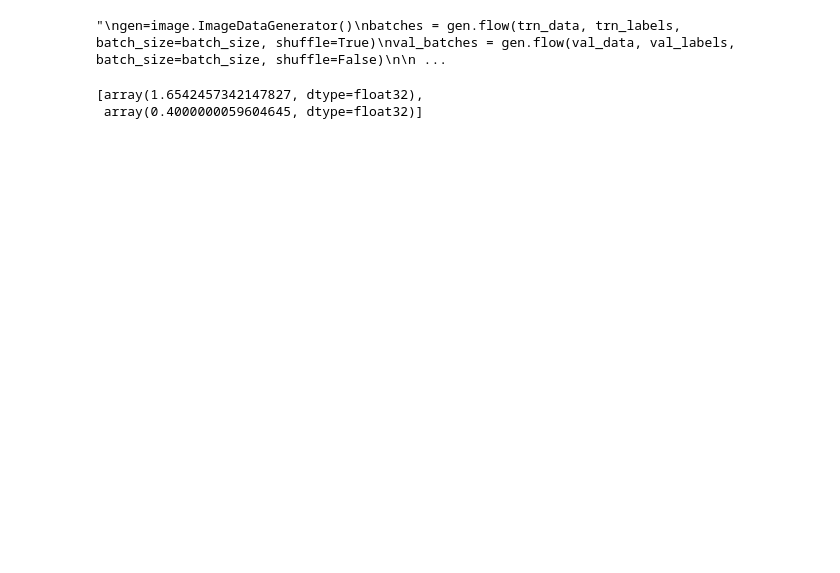
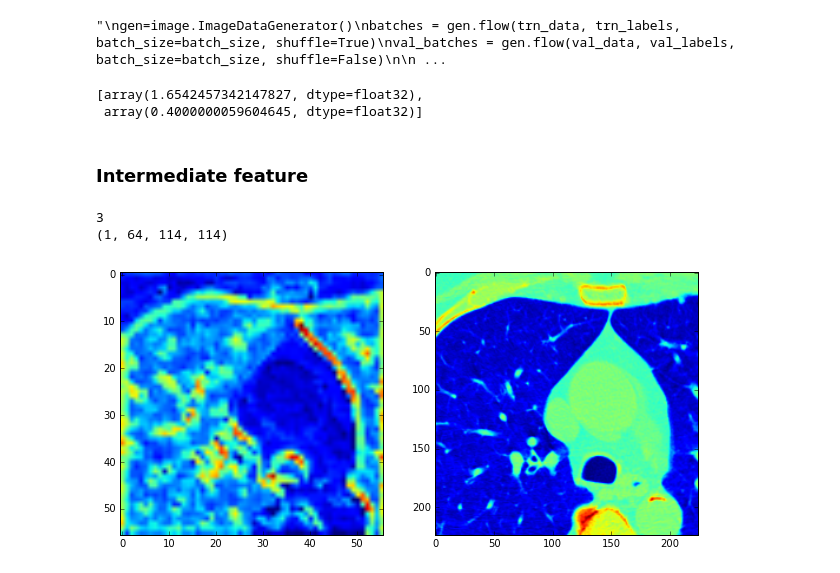
Before and after one commit to mzaradzki/health-data, a Jupyter notebook: dicom_test1.ipynb, the cells around one changed output. Drawn from its saved outputs; the diff is of its cells as text; code cells hidden in the pictures; blank space fills up the shorter version.

```diff
--- a/dicom_test1.ipynb
+++ b/dicom_test1.ipynb
@@ -370,7 +373,7 @@ vgg = Vgg16()
 # %%
 # run dummy prediction on a CT slice image
 # WARNING : data need to be turned into fake colour
-gs = first_patient_pixels[55,100:324,100:324] # grey scale 224*224 image patch
+gs = first_patient_pixels[50,100:324,100:324] # grey scale 224*224 image patch
 rgbb = np.array([[gs,gs,gs],]) # fake RGB colour version as 1-element batch
 rgbb255 = (rgbb.astype(float) - rgbb.min()) * 254 / (rgbb.max()-rgbb.min()) # scale from 0 to 255
 vgg.predict(rgbb255.astype(int)) # predict input expected to have shape (None, 3, 224, 224)
@@ -447,3 +450,28 @@ vgg.model.train_on_batch(batch, [[0,1] for i in range(10)], sample_weight=None,
 # %% [output]
 [array(1.6542457342147827, dtype=float32),
  array(0.4000000059604645, dtype=float32)]
+# %% [markdown]
+### Intermediate feature
+# %%
+get_feature = K.function([vgg.model.layers[0].input],
+                         [vgg.model.layers[6].output,
+                          vgg.model.layers[8].output,
+                          vgg.model.layers[10].output,]
+                        )
+# %%
+im = getSliceAsImage(84)
+feat = get_feature([im])
+print(len(feat))
+print(feat[0].shape)
+# %% [output]
+3
+(1, 64, 114, 114)
+# %%
+fig = plt.figure(figsize=(16,16))
+fig.add_subplot(3, 1, 1)
+plt.imshow(im[0,0,:,:])
+fig.add_subplot(3, 3, 1)
+plt.imshow(feat[2][0,0,:,:])
+plt.show()
+# %% [output]
+[figure, added]
```
Also changed, not shown: parts of 5 cells of this notebook.
